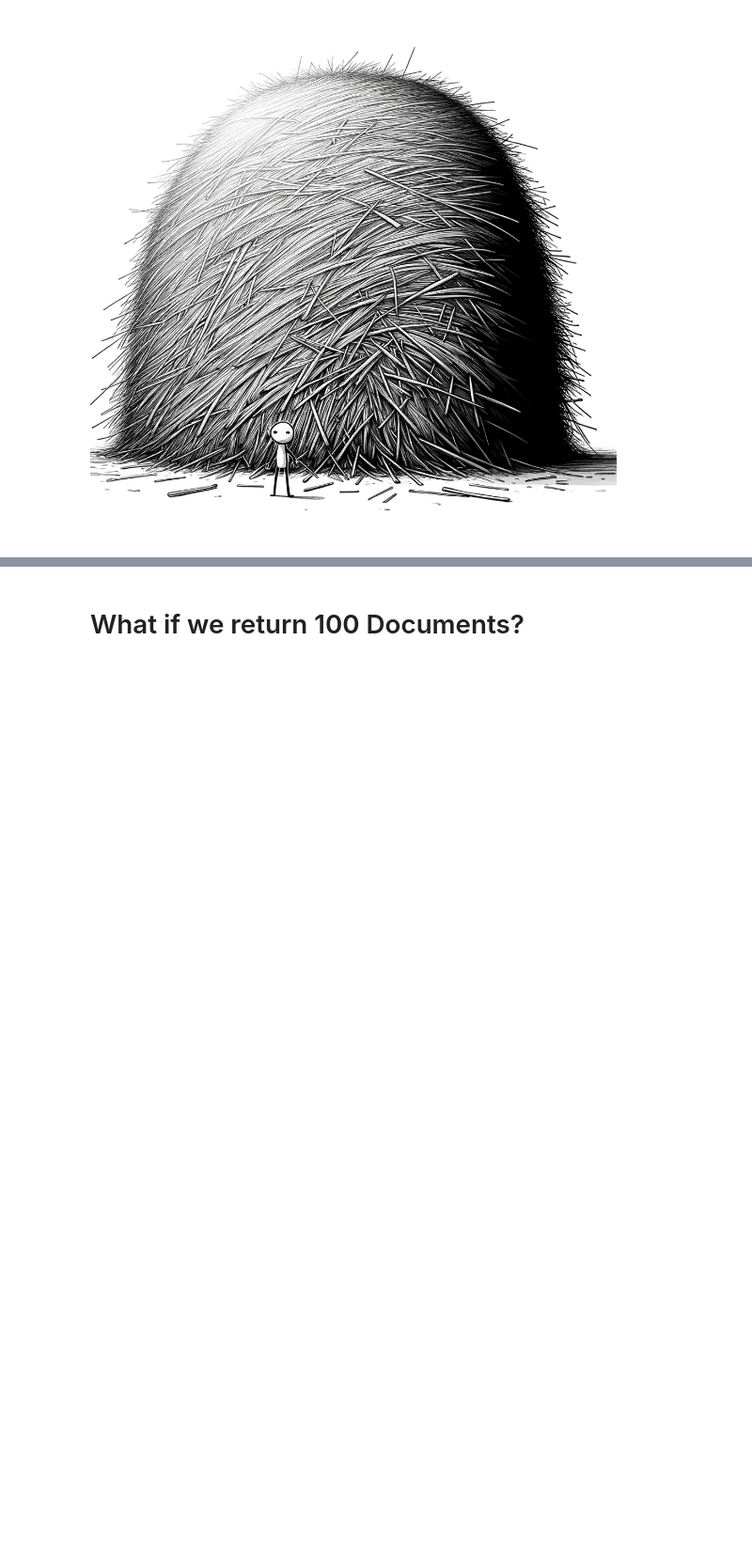
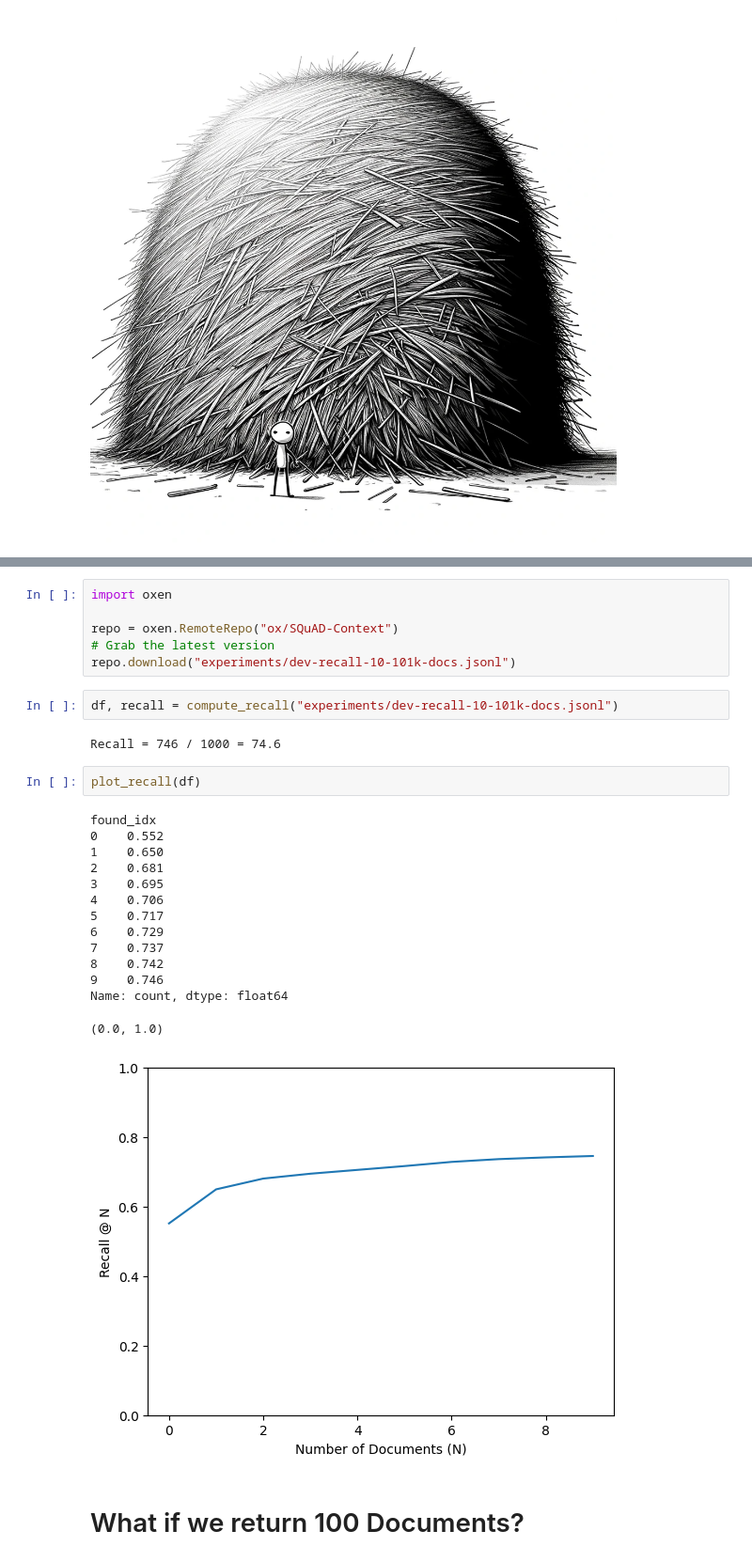
Before and after one commit to Oxen-AI/rag-dive, a Jupyter notebook: RAG Experiments.ipynb, the cells around one changed output, grey strips where cells are left out. Shown at 94% size. Saved outputs shown, nothing was run; the diff lists cells and outputs as text; blank space fills up the shorter version.

```diff
--- a/RAG Experiments.ipynb
+++ b/RAG Experiments.ipynb
@@ -244,3 +284,30 @@ Name: count, dtype: float64
+# %%
+import oxen
+
+repo = oxen.RemoteRepo("ox/SQuAD-Context")
+# Grab the latest version
+repo.download("experiments/dev-recall-10-101k-docs.jsonl")
+# %%
+df, recall = compute_recall("experiments/dev-recall-10-101k-docs.jsonl")
+# %% [output]
+Recall = 746 / 1000 = 74.6
+# %%
+plot_recall(df)
+# %% [output]
+found_idx
+0    0.552
+1    0.650
+2    0.681
+3    0.695
+4    0.706
+5    0.717
+6    0.729
+7    0.737
+8    0.742
+9    0.746
+Name: count, dtype: float64
+(0.0, 1.0)
+[figure, added]
 # %% [markdown]
 # What if we return 100 Documents?
 # %%
```
Also changed, not shown: parts of 24 cells of this notebook.
